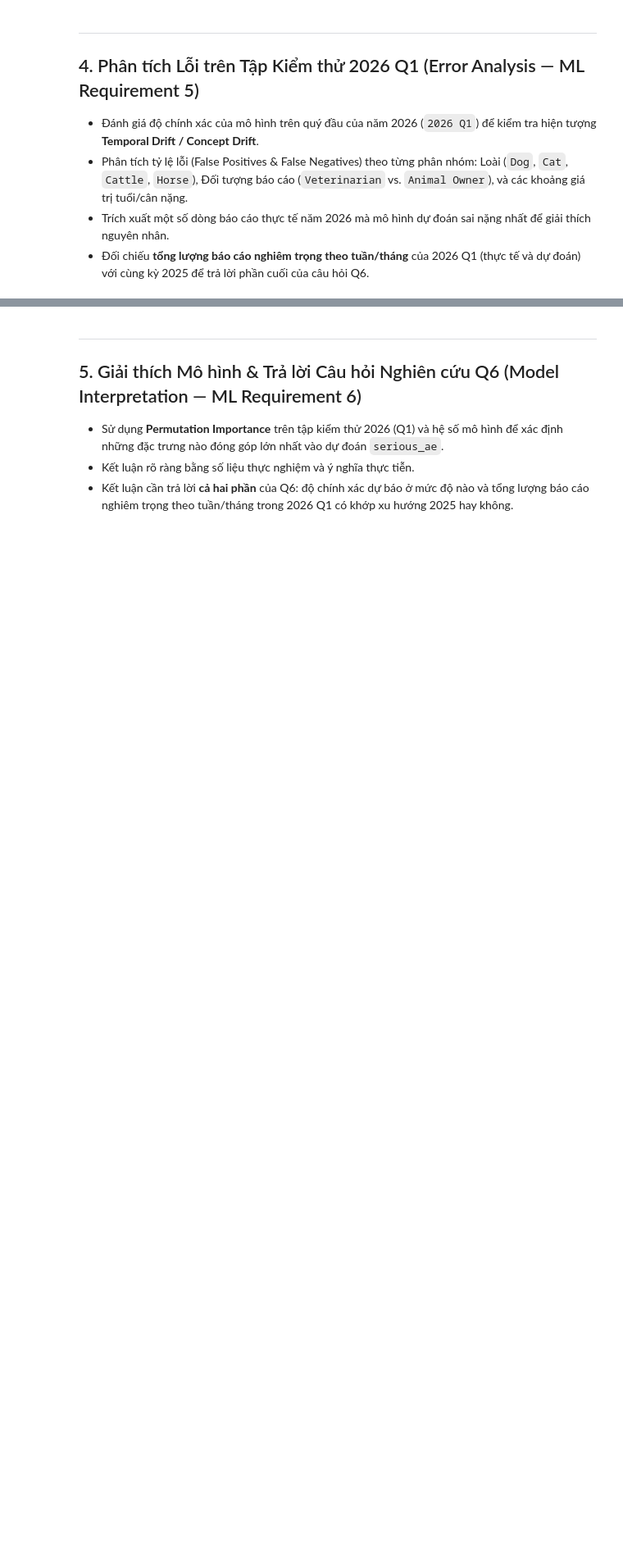
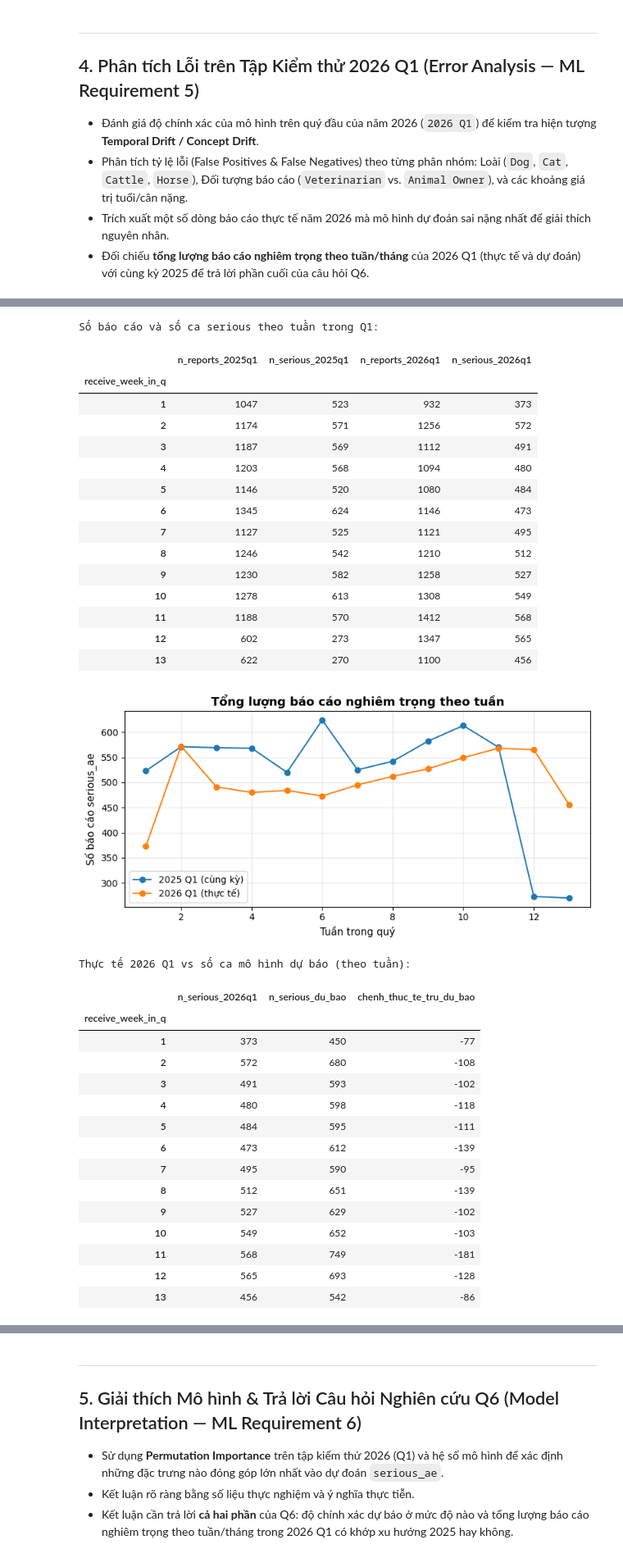
Before and after one commit to LeoTkiet/Prg4DS-G3, a Jupyter notebook: notebooks/03_ml_question.ipynb, the cells around one changed output, grey strips where cells are left out. Shown at 82% size. Cells and saved outputs as stored; diff of their text form; code cells hidden in the pictures; blank space fills up the shorter version.

Commit message:
fix: sửa lại các comment của Kiệt, bổ sung các bước tiền xử lý tiếp trong file NB02_khang

```diff
--- a/notebooks/03_ml_question.ipynb
+++ b/notebooks/03_ml_question.ipynb
@@ -248,7 +309,7 @@ numeric_pipe = Pipeline([
 ])
 categorical_pipe = Pipeline([
     ("imputer", SimpleImputer(strategy="most_frequent")),
-    ("onehot", OneHotEncoder(handle_unknown="ignore")),
+    ("onehot", OneHotEncoder(handle_unknown="ignore", sparse_output=False, max_categories=50)),
 ])
 preprocessor = ColumnTransformer([
     ("num", numeric_pipe, NUMERIC_FEATURES),
@@ -304,10 +365,16 @@ best_model = search.best_estimator_
 print(f"Mô hình được chọn: {best_name} | tham số tốt nhất: {search.best_params_}")
 
 # Chọn ngưỡng triage từ out-of-fold trên 2025; KHÔNG tinh chỉnh trên tập test 2026
-oof_score = cross_val_predict(
-    best_model, X_train, y_train, cv=tscv, method="predict_proba", n_jobs=-1
-)[:, 1]
-precision, recall, thresholds = precision_recall_curve(y_train, oof_score)
+oof_preds, oof_trues = [], []
+for tr_idx, val_idx in tscv.split(X_train):
+    fold_model = clone(best_model)
+    fold_model.fit(X_train.iloc[tr_idx], y_train.iloc[tr_idx])
+    oof_preds.append(fold_model.predict_proba(X_train.iloc[val_idx])[:, 1])
+    oof_trues.append(y_train.iloc[val_idx].values)
+
+oof_score = np.concatenate(oof_preds)
+oof_true = np.concatenate(oof_trues)
+precision, recall, thresholds = precision_recall_curve(oof_true, oof_score)
 f1_oof = (
     2 * precision[:-1] * recall[:-1]
     / np.clip(precision[:-1] + recall[:-1], 1e-12, None)
@@ -405,7 +545,7 @@ def weekly_serious_counts(frame, quarter):
 
 w25 = weekly_serious_counts(train_report, "2025q1")
 w26 = weekly_serious_counts(test_report, "2026q1")
-weekly_cmp = w25.join(w26, lsuffix="_2025q1", rsuffix="_2026q1", how="outer") \
+weekly_cmp = pd.merge(w25, w26, on="receive_week_in_q", how="outer", suffixes=("_2025q1", "_2026q1")) \
     .fillna(0).astype(int)
 print("Số báo cáo và số ca serious theo tuần trong Q1:")
 display(weekly_cmp)
@@ -418,31 +558,65 @@ ax.set_ylabel("Số báo cáo serious_ae")
 ax.set_title("Tổng lượng báo cáo nghiêm trọng theo tuần", fontweight="bold")
 ax.legend()
 plt.tight_layout()
 plt.show()
 
 pred_by_week = (
     test_report.assign(y_pred=y_pred_2026)
     .groupby("receive_week_in_q", observed=True)["y_pred"].sum()
     .rename("n_serious_du_bao")
 )
-weekly_model = weekly_cmp[["n_serious_2026q1"]].join(pred_by_week, how="outer") \
+weekly_model = pd.merge(weekly_cmp[["n_serious_2026q1"]], pred_by_week, on="receive_week_in_q", how="outer") \
     .fillna(0).astype(int)
 weekly_model["chenh_thuc_te_tru_du_bao"] = (
     weekly_model["n_serious_2026q1"] - weekly_model["n_serious_du_bao"]
 )
 print("Thực tế 2026 Q1 vs số ca mô hình dự báo (theo tuần):")
 display(weekly_model)
 
 q1_frames = pd.concat([
     train_report[train_report["quarter"].eq("2025q1")].assign(nhom="2025 Q1"),
     test_report.assign(nhom="2026 Q1"),
 ])
 monthly_cmp = (
     q1_frames.groupby(["receive_month", "nhom"])["serious"]
     .agg(n_reports="count", n_serious="sum")
     .unstack("nhom")
 )
 monthly_cmp.columns = [f"{a}_{b}" for a, b in monthly_cmp.columns]
 print("Tổng hợp theo tháng của Q1:")
 display(monthly_cmp.fillna(0).astype(int))
 print("Lưu ý: 2026 Q1 là snapshot (posting delay); kết luận 'khớp/không khớp xu hướng' chỉ được rút ra sau khi đọc các bảng trên cùng bối cảnh thiên lệch báo cáo.")
+# %% [output]
+Số báo cáo và số ca serious theo tuần trong Q1:
+|  | n_reports_2025q1 | n_serious_2025q1 | n_reports_2026q1 | n_serious_2026q1 |
+| receive_week_in_q |  |  |  |  |
+| 1 | 1047 | 523 | 932 | 373 |
+| 2 | 1174 | 571 | 1256 | 572 |
+| 3 | 1187 | 569 | 1112 | 491 |
+| 4 | 1203 | 568 | 1094 | 480 |
+| 5 | 1146 | 520 | 1080 | 484 |
+| 6 | 1345 | 624 | 1146 | 473 |
+| 7 | 1127 | 525 | 1121 | 495 |
+| 8 | 1246 | 542 | 1210 | 512 |
+| 9 | 1230 | 582 | 1258 | 527 |
+| 10 | 1278 | 613 | 1308 | 549 |
+| 11 | 1188 | 570 | 1412 | 568 |
+| 12 | 602 | 273 | 1347 | 565 |
+| 13 | 622 | 270 | 1100 | 456 |
+[figure, added]
+Thực tế 2026 Q1 vs số ca mô hình dự báo (theo tuần):
+|  | n_serious_2026q1 | n_serious_du_bao | chenh_thuc_te_tru_du_bao |
+| receive_week_in_q |  |  |  |
+| 1 | 373 | 450 | -77 |
+| 2 | 572 | 680 | -108 |
+| 3 | 491 | 593 | -102 |
+| 4 | 480 | 598 | -118 |
+| 5 | 484 | 595 | -111 |
+| 6 | 473 | 612 | -139 |
+| 7 | 495 | 590 | -95 |
+| 8 | 512 | 651 | -139 |
+| 9 | 527 | 629 | -102 |
+| 10 | 549 | 652 | -103 |
+| 11 | 568 | 749 | -181 |
+| 12 | 565 | 693 | -128 |
+| 13 | 456 | 542 | -86 |
```
Also changed, not shown: parts of 6 cells of this notebook, 2 other files.
